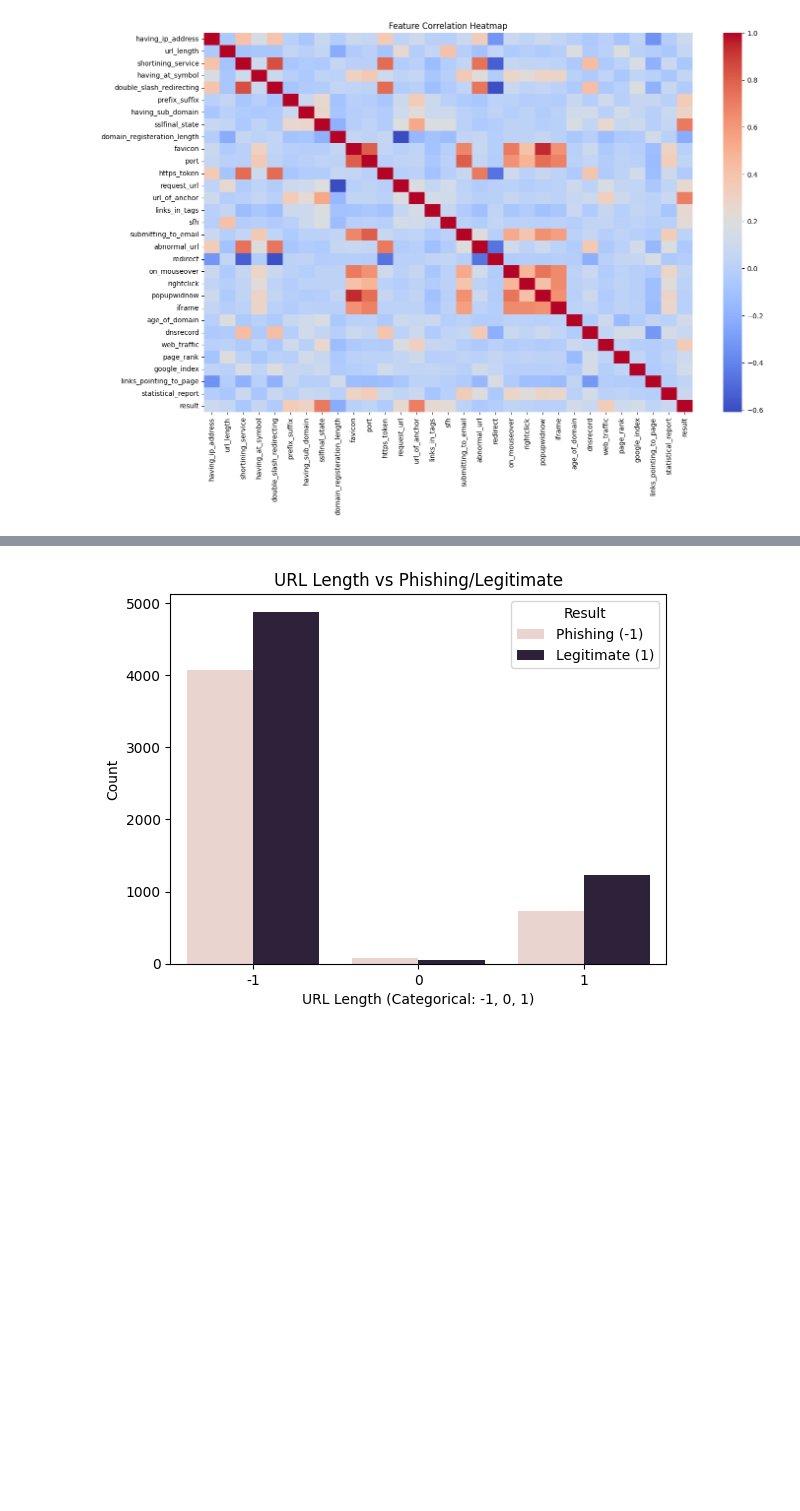
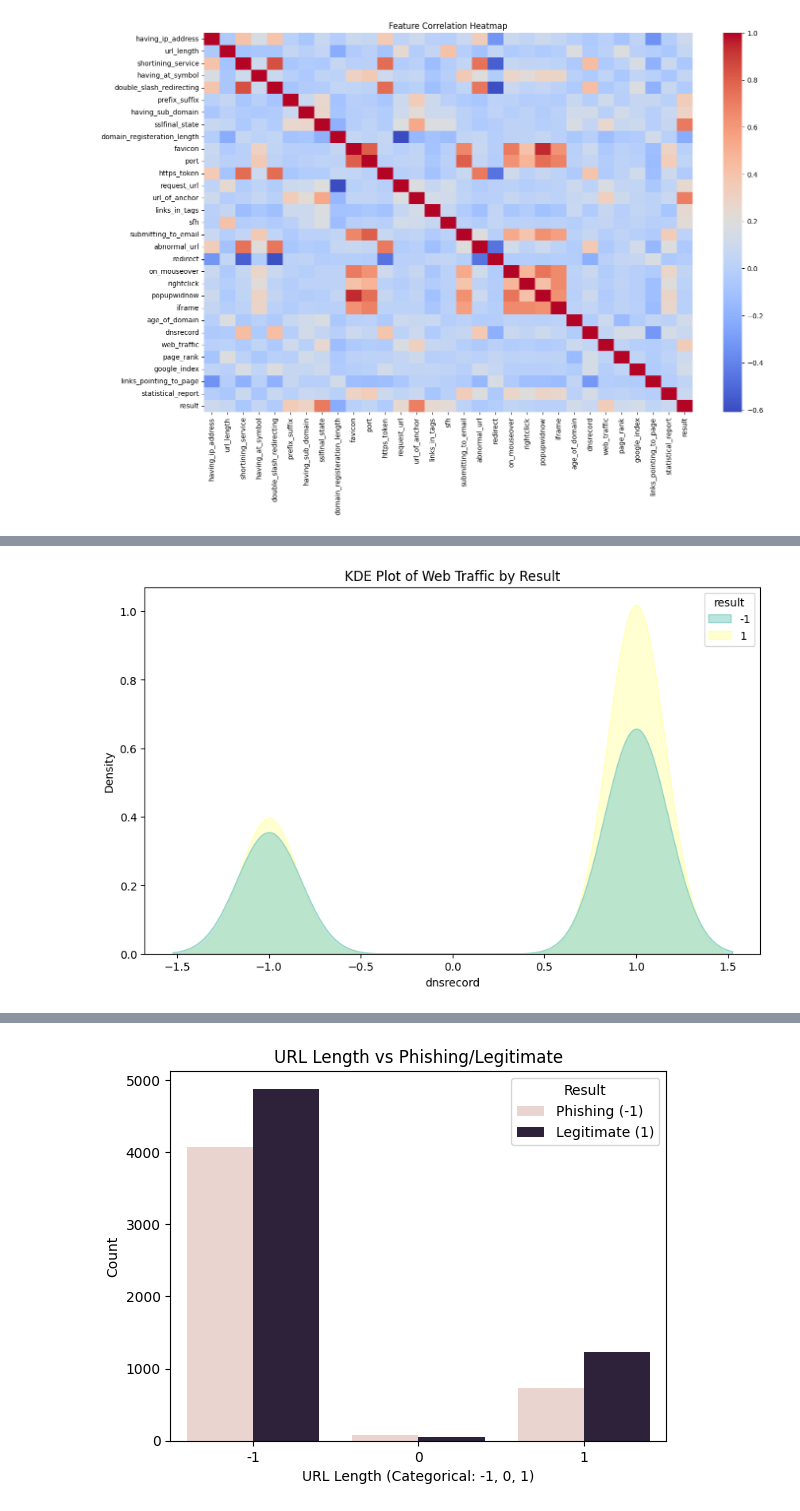
Before and after one commit to snehasharma2541/cs_project, a Jupyter notebook: project/notebook/final_model.ipynb, the cells around one changed output, grey strips where cells are left out. Cells and saved outputs as stored; diff of their text form; code cells hidden in the pictures; blank space fills up the shorter version.

```diff
--- a/project/notebook/final_model.ipynb
+++ b/project/notebook/final_model.ipynb
@@ -147,0 +147,8 @@ plt.show()
+# %%
+# Example KDE for 'dnsrecord' based on 'Result'
+plt.figure(figsize=(10,6))
+sns.kdeplot(data=df, x='dnsrecord', hue='result', fill=True, palette='Set3', alpha=0.6)
+plt.title('KDE Plot of Web Traffic by Result')
+plt.show()
+# %% [output]
+[figure, added]
```
Also changed, not shown: parts of 22 cells of this notebook.
